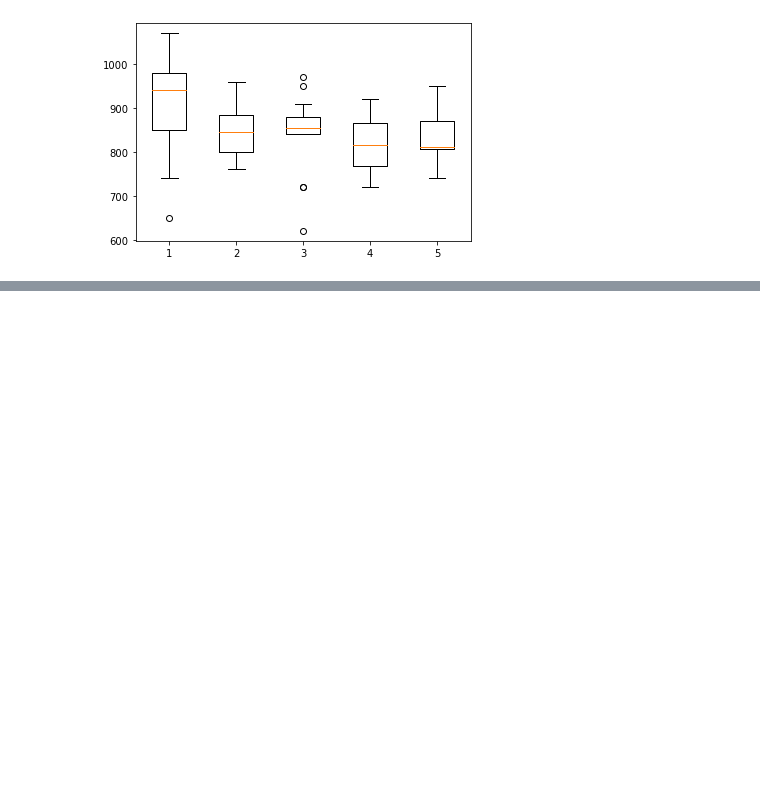
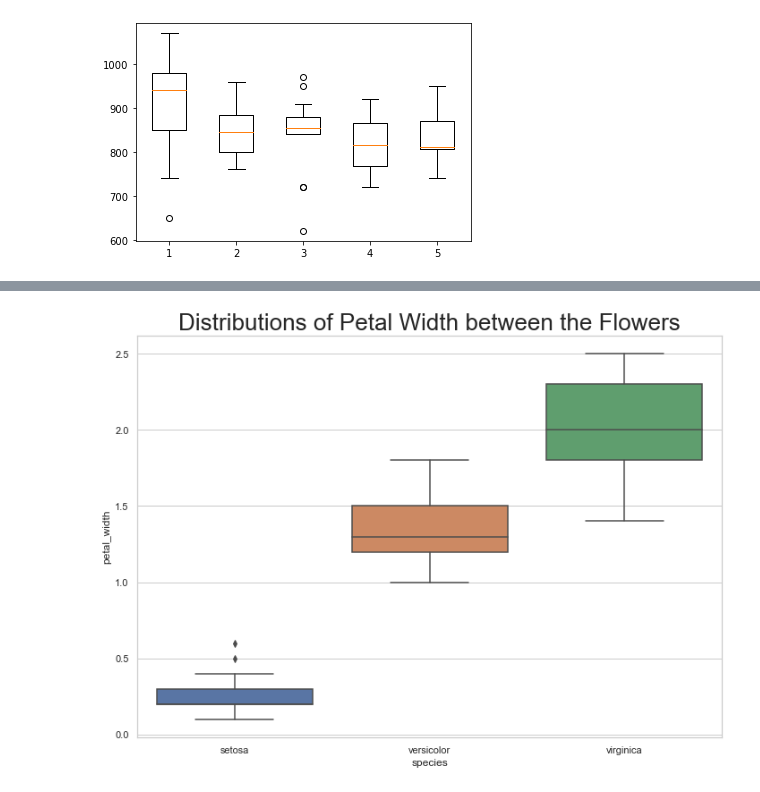
Before and after one commit to KenLin765/funddata-assessment, a Jupyter notebook: practicals/Outliers.ipynb, the cells around one changed output, grey strips where cells are left out. Drawn from its saved outputs; the diff is of its cells as text; code cells hidden in the pictures; blank space fills up the shorter version.

```diff
--- a/practicals/Outliers.ipynb
+++ b/practicals/Outliers.ipynb
@@ -67,0 +170,13 @@ plt.boxplot(np.array([exper_1, exper_2, exper_3, exper_4, exper_5]).T);
+# %%
+sns.set(style="whitegrid")
+
+title="Distributions of Petal Width between the Flowers"
+
+sns.boxplot(x="species", y="petal_width", data=df)
+
+# increasing font size
+plt.title(title, fontsize=26)
+# Show the plot
+plt.show()
+# %% [output]
+[figure, added]
```
Also changed, not shown: parts of 14 cells of this notebook, 4 other files.
